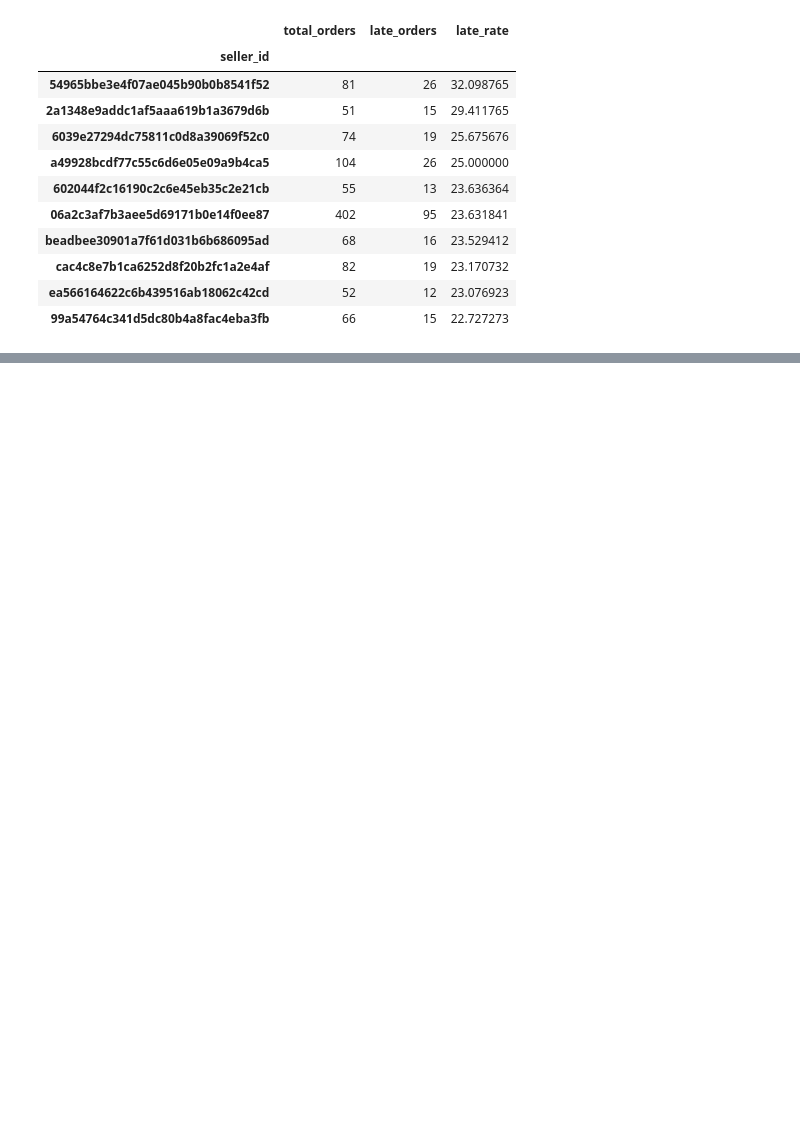
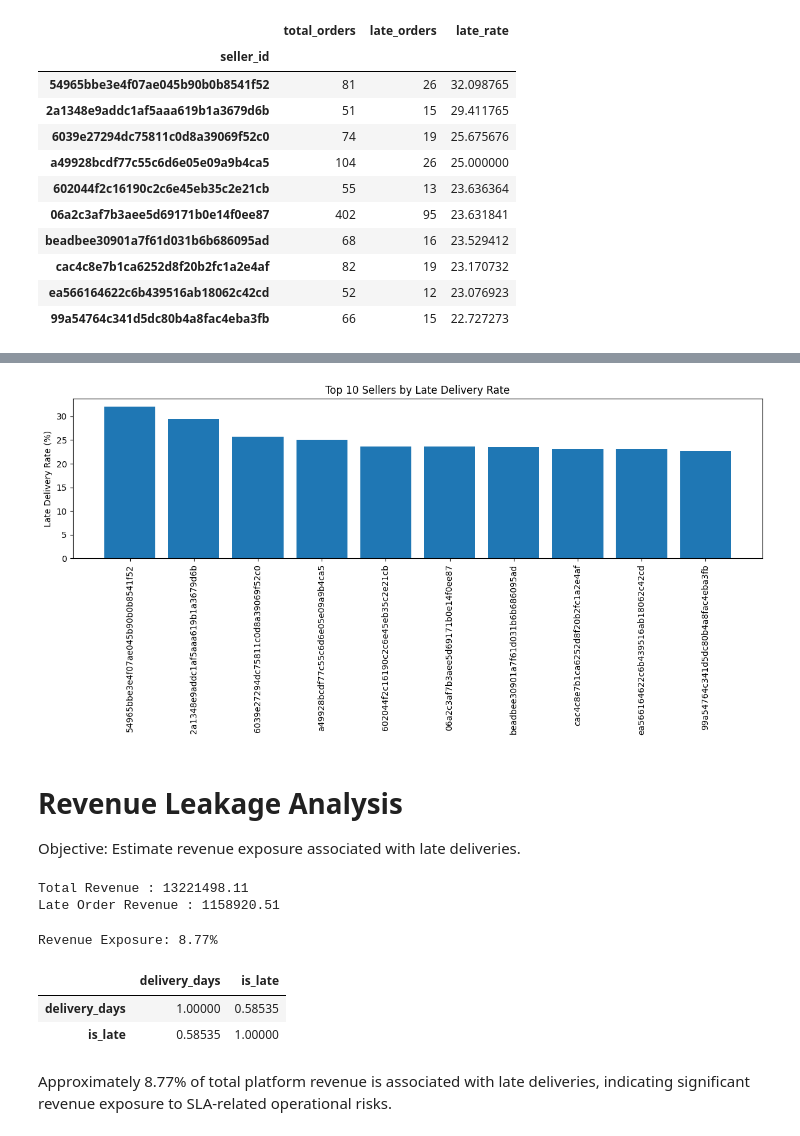
Before and after one commit to varuneshjain/ecommerce-revenue-intelligence, a Jupyter notebook: notebooks/03_sla_analysis.ipynb, the cells around one changed output, grey strips where cells are left out. Saved outputs shown, nothing was run; the diff lists cells and outputs as text; code cells hidden in the pictures; blank space fills up the shorter version.

```diff
--- a/notebooks/03_sla_analysis.ipynb
+++ b/notebooks/03_sla_analysis.ipynb
@@ -314,0 +326,13 @@ plt.show()
+# %%
+seller_orders = delivered_orders.merge(
+    items[
+        [
+            "order_id",
+            "seller_id",
+            "price",
+            "freight_value"
+        ]
+    ],
+    on="order_id",
+    how="left"
+)
@@ -314,0 +386,30 @@ plt.show()
+# %%
+import matplotlib.pyplot as plt
+
+top10 = seller_late.head(10)
+
+plt.figure(figsize=(12,6))
+
+plt.bar(
+    range(len(top10)),
+    top10["late_rate"]
+)
+
+plt.xticks(
+    range(len(top10)),
+    top10.index,
+    rotation=90
+)
+
+plt.title("Top 10 Sellers by Late Delivery Rate")
+plt.ylabel("Late Delivery Rate (%)")
+
+plt.tight_layout()
+plt.show()
+# %% [output]
+[figure, added]
+# %% [markdown]
+# Revenue Leakage Analysis
+
+Objective:
+Estimate revenue exposure associated with late deliveries.
@@ -314,0 +418,34 @@ plt.show()
+# %%
+total_revenue = revenue_df["price"].sum()
+
+late_revenue = revenue_df[
+    revenue_df["is_late"] == 1
+]["price"].sum()
+
+print("Total Revenue :", round(total_revenue,2))
+print("Late Order Revenue :", round(late_revenue,2))
+# %% [output]
+Total Revenue : 13221498.11
+Late Order Revenue : 1158920.51
+# %%
+revenue_exposure = (
+    late_revenue
+    /
+    total_revenue
+) * 100
+
+print(
+    f"Revenue Exposure: {revenue_exposure:.2f}%"
+)
+# %% [output]
+Revenue Exposure: 8.77%
+# %%
+corr_matrix = heatmap_df.corr()
+
+corr_matrix
+# %% [output]
+|  | delivery_days | is_late |
+| delivery_days | 1.00000 | 0.58535 |
+| is_late | 0.58535 | 1.00000 |
+# %% [markdown]
+Approximately 8.77% of total platform revenue is associated with late deliveries, indicating significant revenue exposure to SLA-related operational risks.
```
Also changed, not shown: parts of 6 cells of this notebook.
